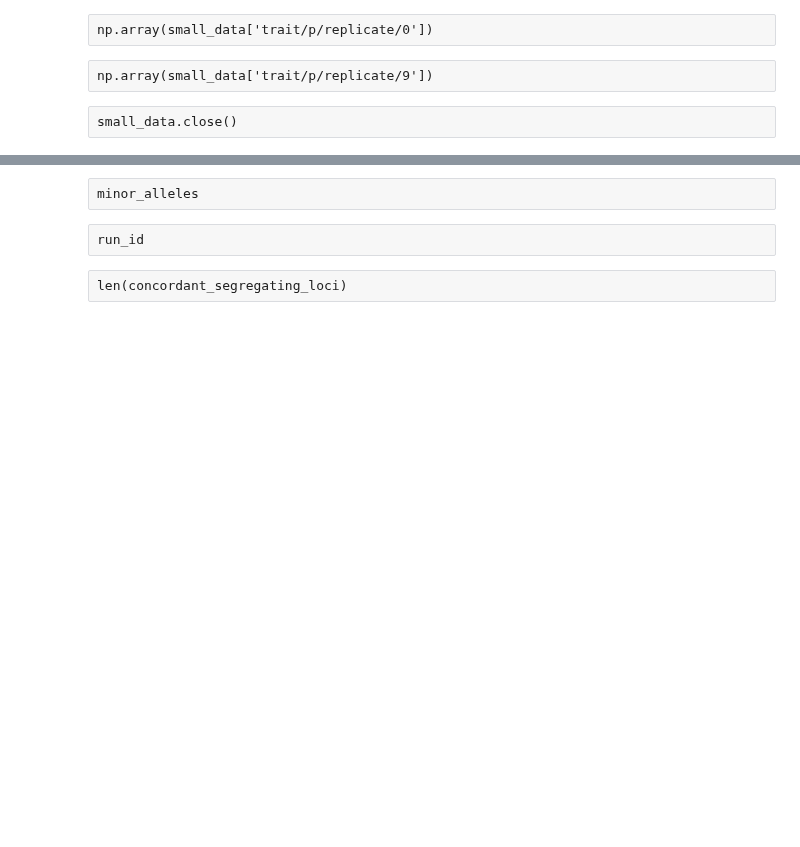
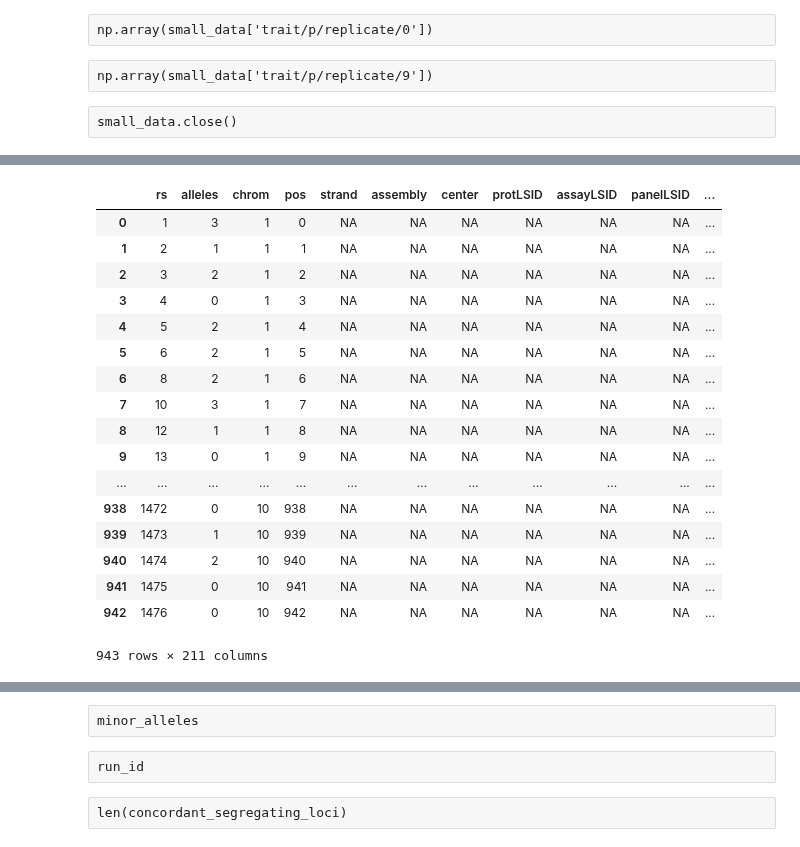
Before and after one commit to maizeatlas/saegus, a Jupyter notebook: devel/magic/1478/small_scale_run.ipynb, the cells around one changed output, grey strips where cells are left out. Saved outputs shown, nothing was run; the diff lists cells and outputs as text; code cells hidden in the pictures; blank space fills up the shorter version.

```diff
--- a/devel/magic/1478/small_scale_run.ipynb
+++ b/devel/magic/1478/small_scale_run.ipynb
@@ -227,0 +274,23 @@ small.single_gen_multi_rep_tassel_input(sample_library,
+# %%
+hm = gwas.hapmap_formatter()
+# %%
+hm
+# %% [output]
+|  | rs | alleles | chrom | pos | strand | assembly | center | protLSID | assayLSID | panelLSID | ... |
+| 0 | 1 | 3 | 1 | 0 | NA | NA | NA | NA | NA | NA | ... |
+| 1 | 2 | 1 | 1 | 1 | NA | NA | NA | NA | NA | NA | ... |
+| 2 | 3 | 2 | 1 | 2 | NA | NA | NA | NA | NA | NA | ... |
+| 3 | 4 | 0 | 1 | 3 | NA | NA | NA | NA | NA | NA | ... |
+| 4 | 5 | 2 | 1 | 4 | NA | NA | NA | NA | NA | NA | ... |
+| 5 | 6 | 2 | 1 | 5 | NA | NA | NA | NA | NA | NA | ... |
+| 6 | 8 | 2 | 1 | 6 | NA | NA | NA | NA | NA | NA | ... |
+| 7 | 10 | 3 | 1 | 7 | NA | NA | NA | NA | NA | NA | ... |
+| 8 | 12 | 1 | 1 | 8 | NA | NA | NA | NA | NA | NA | ... |
+| 9 | 13 | 0 | 1 | 9 | NA | NA | NA | NA | NA | NA | ... |
+| ... | ... | ... | ... | ... | ... | ... | ... | ... | ... | ... | ... |
+| 938 | 1472 | 0 | 10 | 938 | NA | NA | NA | NA | NA | NA | ... |
+| 939 | 1473 | 1 | 10 | 939 | NA | NA | NA | NA | NA | NA | ... |
+| 940 | 1474 | 2 | 10 | 940 | NA | NA | NA | NA | NA | NA | ... |
+| 941 | 1475 | 0 | 10 | 941 | NA | NA | NA | NA | NA | NA | ... |
+| 942 | 1476 | 0 | 10 | 942 | NA | NA | NA | NA | NA | NA | ... |
+943 rows × 211 columns
```
Also changed, not shown: parts of 59 cells of this notebook, 1 other file.
